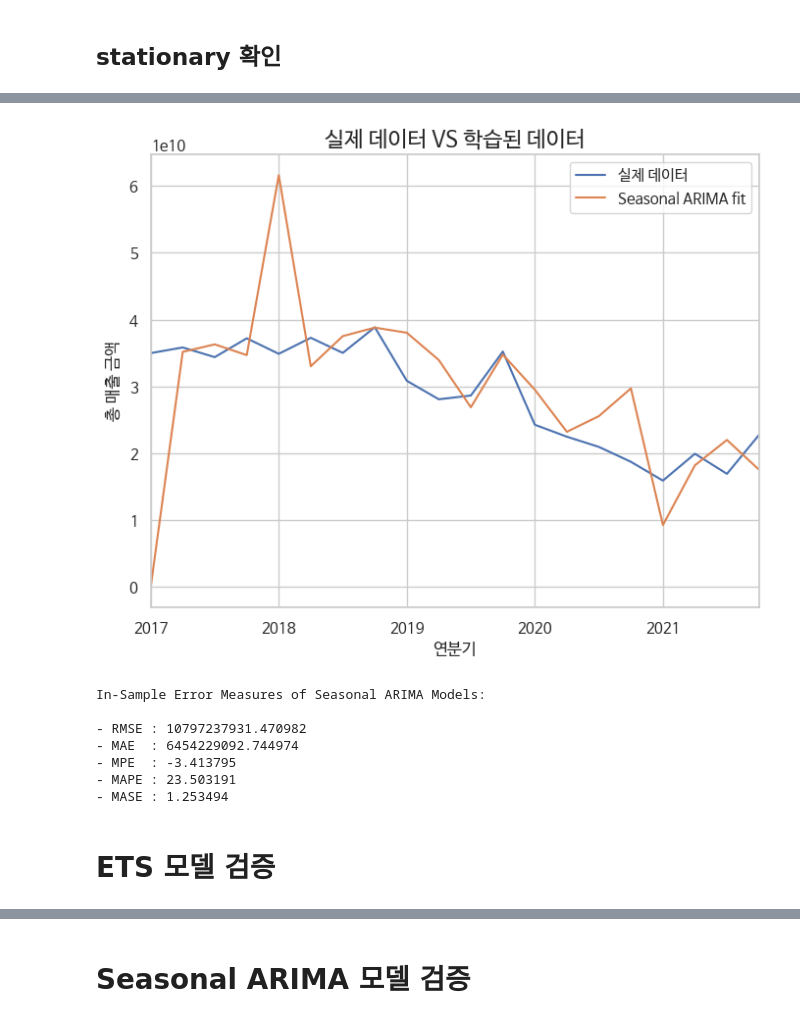
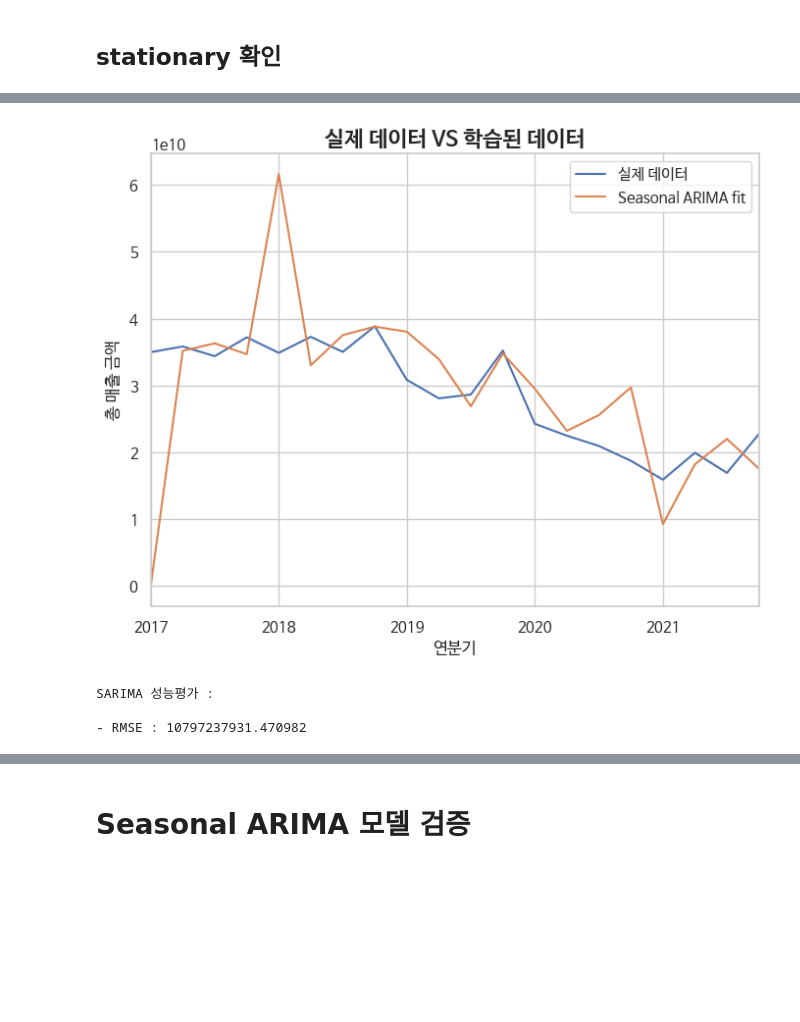
Before and after one commit to orjunge/Prediction_IndustriesSales, a Jupyter notebook: 2. SARIMA_신촌동_한식음식점.ipynb, the cells around one changed output, grey strips where cells are left out. Cells and saved outputs as stored; diff of their text form; code cells hidden in the pictures; blank space fills up the shorter version.

```diff
--- a/2. SARIMA_신촌동_한식음식점.ipynb
+++ b/2. SARIMA_신촌동_한식음식점.ipynb
@@ -35,8 +38,6 @@ Mounted at /content/drive
 import pandas as pd
 pd.set_option('display.max_columns', None)
 import numpy as np
-import matplotlib.pyplot as plt
-plt.rc('font', family='NanumBarunGothic')
 # %%
 from sklearn.linear_model import LogisticRegression
 from sklearn.model_selection import train_test_split
@@ -405,38 +268,25 @@ max    3.497433e+10
 # %%
 # 실제 데이터와 학습된 데이터 값 비교
 df_train.plot(label='실제 데이터',figsize=(8,6))
 sarima_fitted.fittedvalues.plot(label='Seasonal ARIMA fit')
 plt.ylabel("총 매출 금액");
 plt.xlabel("연분기")
-plt.title('실제 데이터 VS 학습된 데이터', fontsize= 16)
+plt.title('실제 데이터 VS 학습된 데이터', fontsize= 16, fontweight='bold')
 plt.legend();
 # %% [output]
-[figure, old version]
+[figure, new version]
 # %%
 predicted_sarima = sarima_fitted.predict().values
 expected_sarima = df_train.values
 
 mse_sarima  = mean_squared_error(expected_sarima, predicted_sarima)
 rmse_sarima = sqrt(mse_sarima)
-mae_sarima  = mean_absolute_error(expected_sarima, predicted_sarima)
-mpe_sarima  = mean_percentage_error(expected_sarima, predicted_sarima)
-mape_sarima = mean_absolute_percentage_error(expected_sarima, predicted_sarima)
-mase_sarima = mean_absolute_scaled_error(expected_sarima, expected_sarima, predicted_sarima)
 
-print('In-Sample Error Measures of Seasonal ARIMA Models:')
+
+print('SARIMA 성능평가 :')
 print(' ')
 print('- RMSE : %f' % rmse_sarima)
-print('- MAE  : %f' % mae_sarima)
-print('- MPE  : %f' % mpe_sarima)
-print('- MAPE : %f' % mape_sarima)
-print('- MASE : %f' % mase_sarima)
 # %% [output]
-In-Sample Error Measures of Seasonal ARIMA Models:
+SARIMA 성능평가 :
 
 - RMSE : 10797237931.470982
-- MAE  : 6454229092.744974
-- MPE  : -3.413795
-- MAPE : 23.503191
-- MASE : 1.253494
-# %% [markdown]
-# ETS 모델 검증
```
Also changed, not shown: parts of 69 cells of this notebook, 1 other file.
